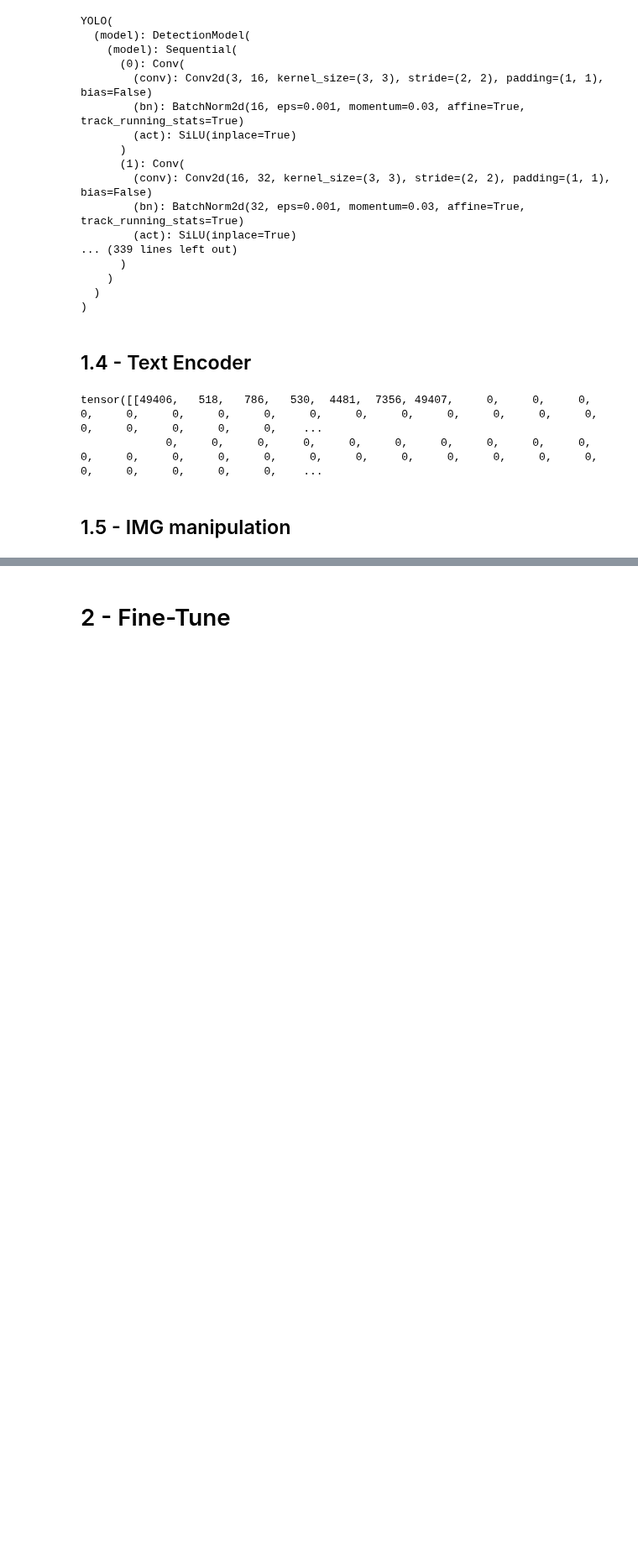
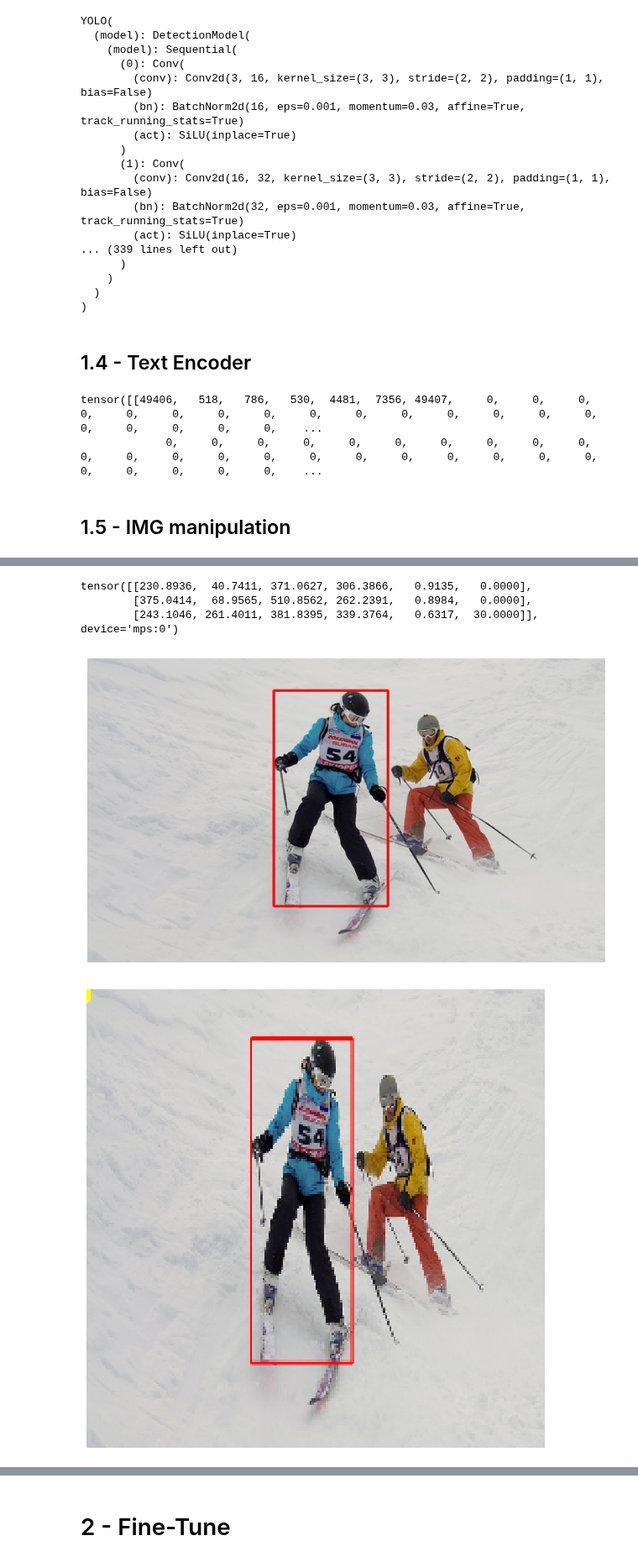
Before and after one commit to MattiaCarolo/DL2023-Carolo-Maines, a Jupyter notebook: Definitivo.ipynb, the cells around one changed output, grey strips where cells are left out. Shown at 84% size. Saved outputs shown, nothing was run; the diff lists cells and outputs as text; code cells hidden in the pictures; blank space fills up the shorter version.

```diff
--- a/Definitivo.ipynb
+++ b/Definitivo.ipynb
@@ -437,0 +578,16 @@ tensor([[49406,   518,   786,   530,  4481,  7356, 49407,     0,     0,     0,
+# %%
+boxes = []
+
+for image, data in dataloader_test:
+    image = image.to(device) # inutile
+    text = data['filename']
+    results = yolo_model(text)
+    for r in results:
+                im_array = r.plot()  # plot a BGR numpy array of predictions
+                im = Image.fromarray(im_array[..., ::-1])  # RGB PIL image
+                im.show()  # show image
+    #print(results)
+    print(text)
+    print("--------------------------")
+    boxes = results[0].boxes.data
+    break
@@ -437,0 +599,37 @@ tensor([[49406,   518,   786,   530,  4481,  7356, 49407,     0,     0,     0,
+# %%
+boxes
+# %% [output]
+tensor([[230.8936,  40.7411, 371.0627, 306.3866,   0.9135,   0.0000],
+        [375.0414,  68.9565, 510.8562, 262.2391,   0.8984,   0.0000],
+        [243.1046, 261.4011, 381.8395, 339.3764,   0.6317,  30.0000]], device='mps:0')
+# %%
+def var_bbox():
+    test = dataset_test[0]
+
+    for box in boxes:
+        image = cv2.imread("./refcocog/images/COCO_train2014_000000380440.jpg", 3)
+        image = cv2.cvtColor(image, cv2.COLOR_BGR2RGB)
+        x, y, x2, y2, _, _ = box
+        cv2.rectangle(image, (int(x), int(y)), (int(x2), int(y2)), (255, 0, 0), 2)
+        plt.figure(figsize=(10, 10))
+        plt.imshow(image)
+        plt.axis('off')
+        plt.show()
+
+        targetSize = 224
+        image = cv2.resize(image,(targetSize,targetSize))
+
+        x = targetSize / x
+        y = targetSize / y
+        x2 = targetSize / x2
+        y2 = targetSize / y2
+        cv2.rectangle(image, (int(x), int(y)), (int(x2), int(y2)), (255, 255, 0), 2)
+        plt.figure(figsize=(10, 10))
+        plt.imshow(image)
+        plt.axis('off')
+        plt.show()
+# %%
+var_bbox()
+# %% [output]
+[figure, added]
+[figure, added]
```
Also changed, not shown: parts of 11 cells of this notebook, 5 other files.
